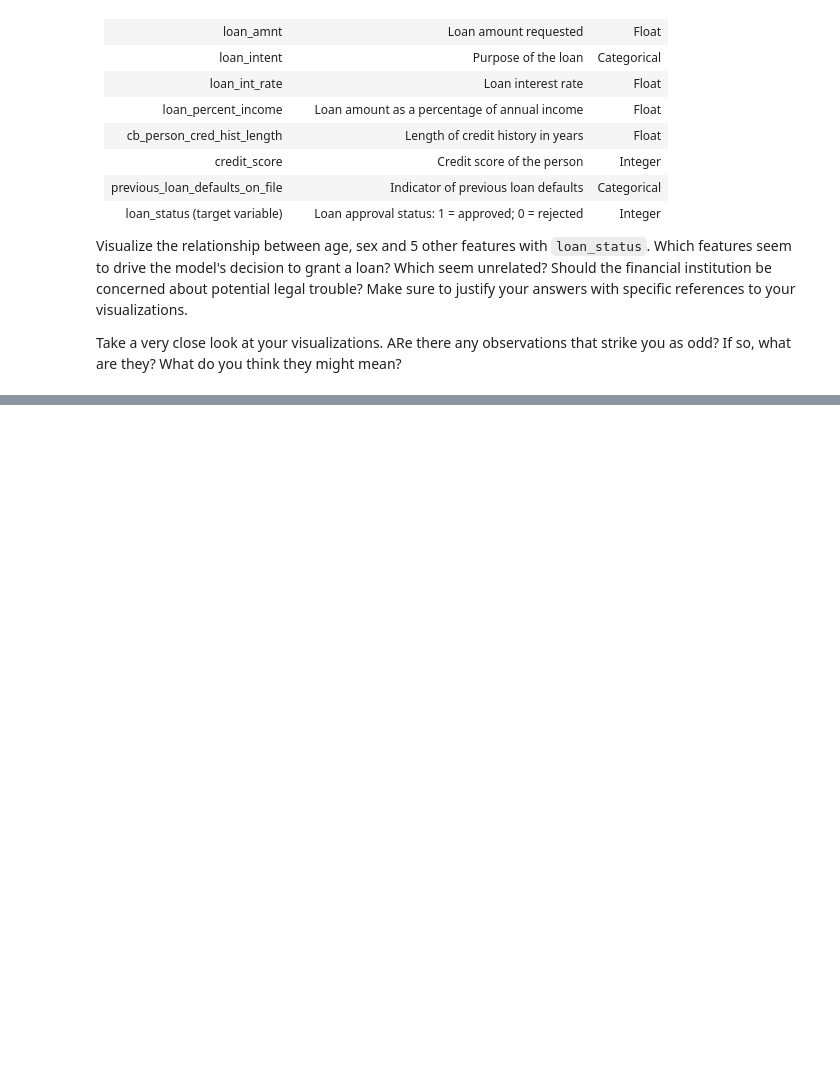
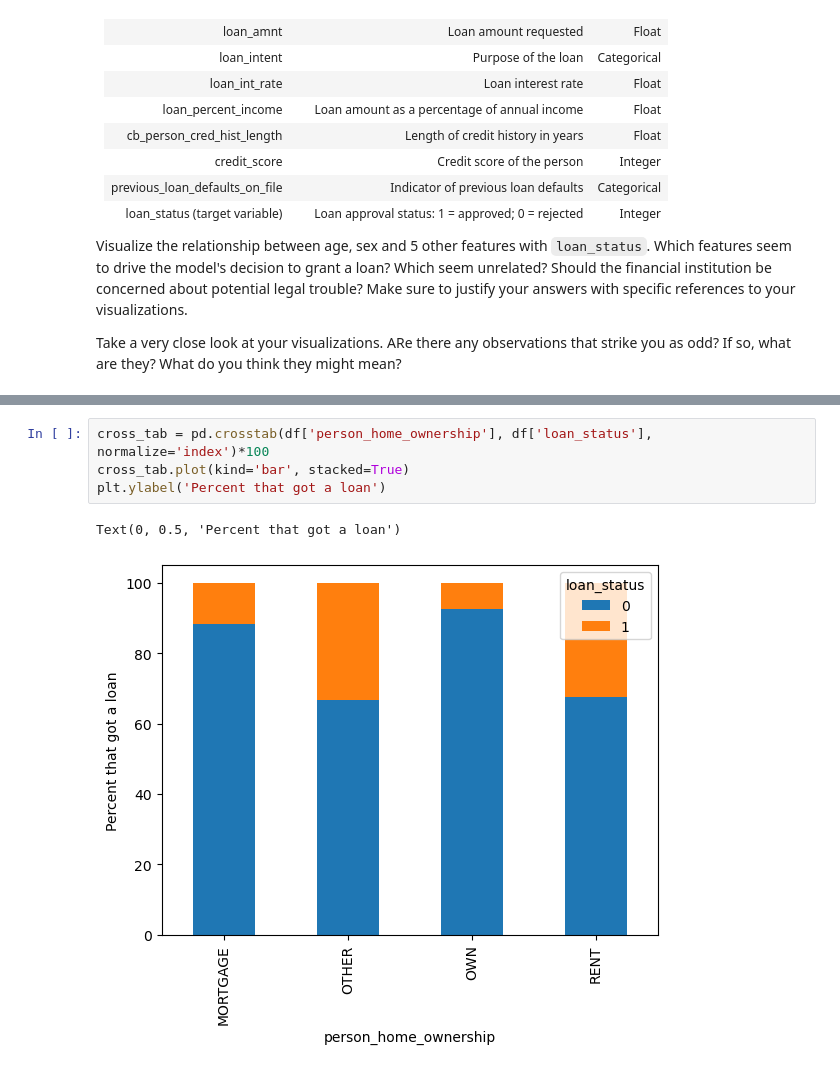
Before and after one commit to NekaouMike/DVM_Lecture_Lab_Files, a Jupyter notebook: 2.5 Visualizing Relationships Between Groups Lab.ipynb, the cells around one changed output, grey strips where cells are left out. Saved outputs shown, nothing was run; the diff lists cells and outputs as text; blank space fills up the shorter version.

```diff
--- a/2.5 Visualizing Relationships Between Groups Lab.ipynb
+++ b/2.5 Visualizing Relationships Between Groups Lab.ipynb
@@ -27,0 +54,7 @@ Take a very close look at your visualizations.  ARe there any observations that
+# %%
+cross_tab = pd.crosstab(df['person_home_ownership'], df['loan_status'], normalize='index')*100
+cross_tab.plot(kind='bar', stacked=True)
+plt.ylabel('Percent that got a loan')
+# %% [output]
+Text(0, 0.5, 'Percent that got a loan')
+[figure, added]
```
Also changed, not shown: parts of 3 cells of this notebook, 1 other file.
